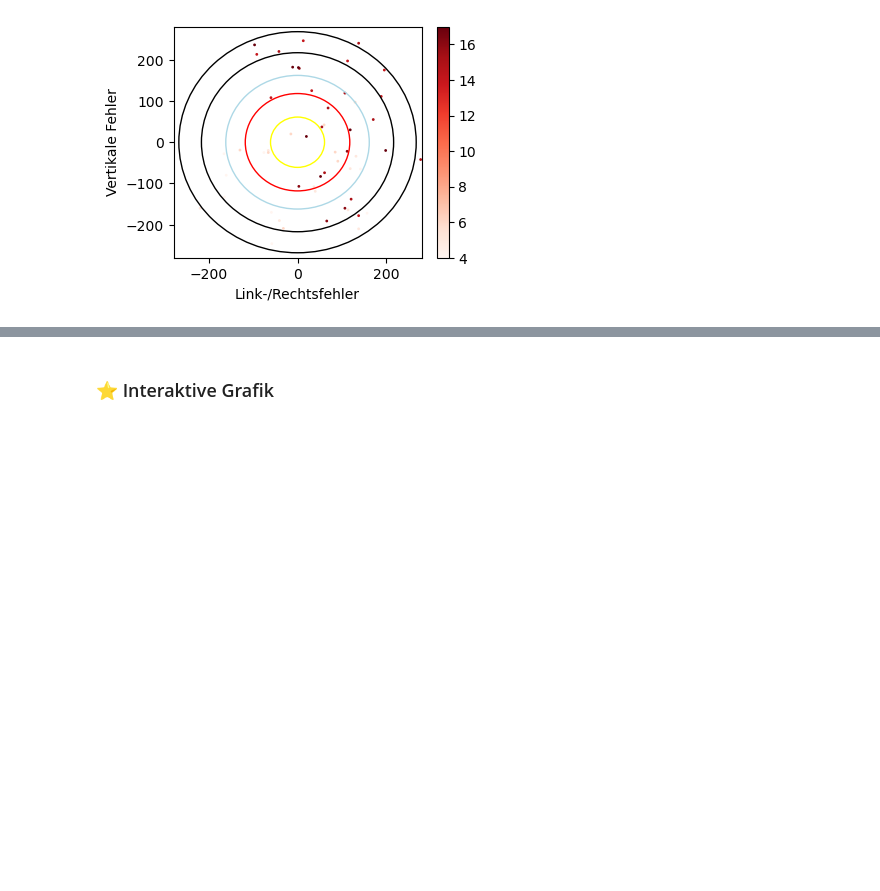
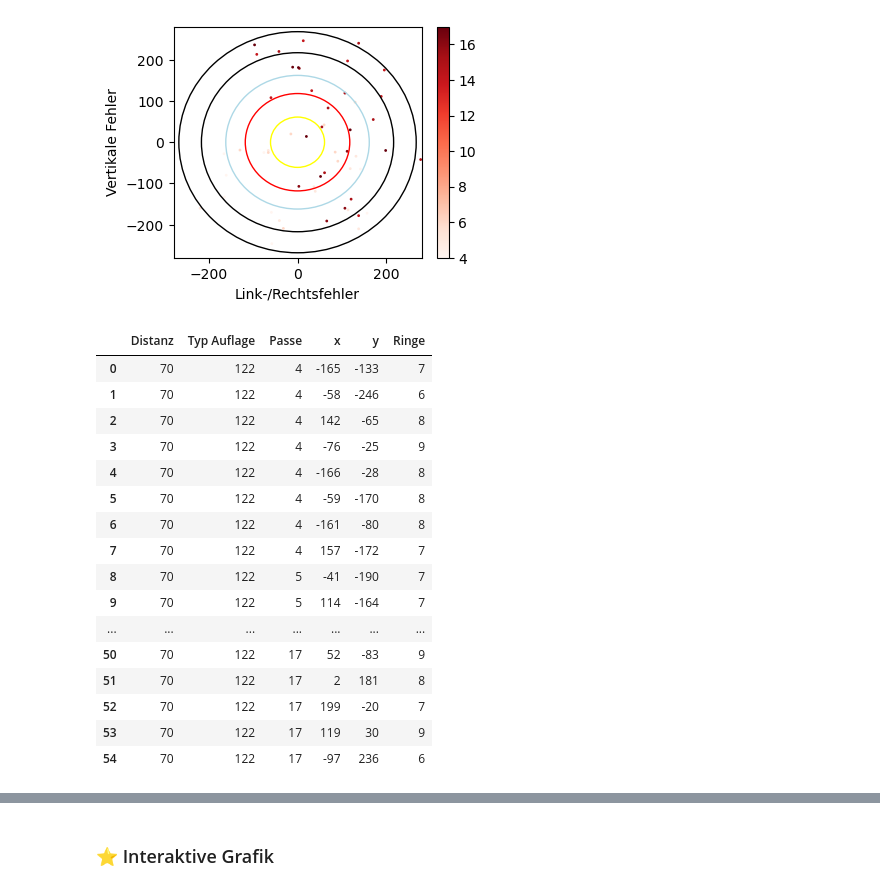
Before and after one commit to tonicodingc/awpj1, a Jupyter notebook: Pfeildaten/main.ipynb, the cells around one changed output, grey strips where cells are left out. Cells and saved outputs as stored; diff of their text form; code cells hidden in the pictures; blank space fills up the shorter version.

```diff
--- a/Pfeildaten/main.ipynb
+++ b/Pfeildaten/main.ipynb
@@ -123,4 +139,24 @@ Zielscheibe(arrows4)
 <Axes: xlabel='Link-/Rechtsfehler', ylabel='Vertikale Fehler'>
 [figure]
 [figure]
+# %%
+arrows4
+# %% [output]
+|  | Distanz | Typ Auflage | Passe | x | y | Ringe |
+| 0 | 70 | 122 | 4 | -165 | -133 | 7 |
+| 1 | 70 | 122 | 4 | -58 | -246 | 6 |
+| 2 | 70 | 122 | 4 | 142 | -65 | 8 |
+| 3 | 70 | 122 | 4 | -76 | -25 | 9 |
+| 4 | 70 | 122 | 4 | -166 | -28 | 8 |
+| 5 | 70 | 122 | 4 | -59 | -170 | 8 |
+| 6 | 70 | 122 | 4 | -161 | -80 | 8 |
+| 7 | 70 | 122 | 4 | 157 | -172 | 7 |
+| 8 | 70 | 122 | 5 | -41 | -190 | 7 |
+| 9 | 70 | 122 | 5 | 114 | -164 | 7 |
+| ... | ... | ... | ... | ... | ... | ... |
+| 50 | 70 | 122 | 17 | 52 | -83 | 9 |
+| 51 | 70 | 122 | 17 | 2 | 181 | 8 |
+| 52 | 70 | 122 | 17 | 199 | -20 | 7 |
+| 53 | 70 | 122 | 17 | 119 | 30 | 9 |
+| 54 | 70 | 122 | 17 | -97 | 236 | 6 |
 # %%
```
Also changed, not shown: parts of 5 cells of this notebook.
